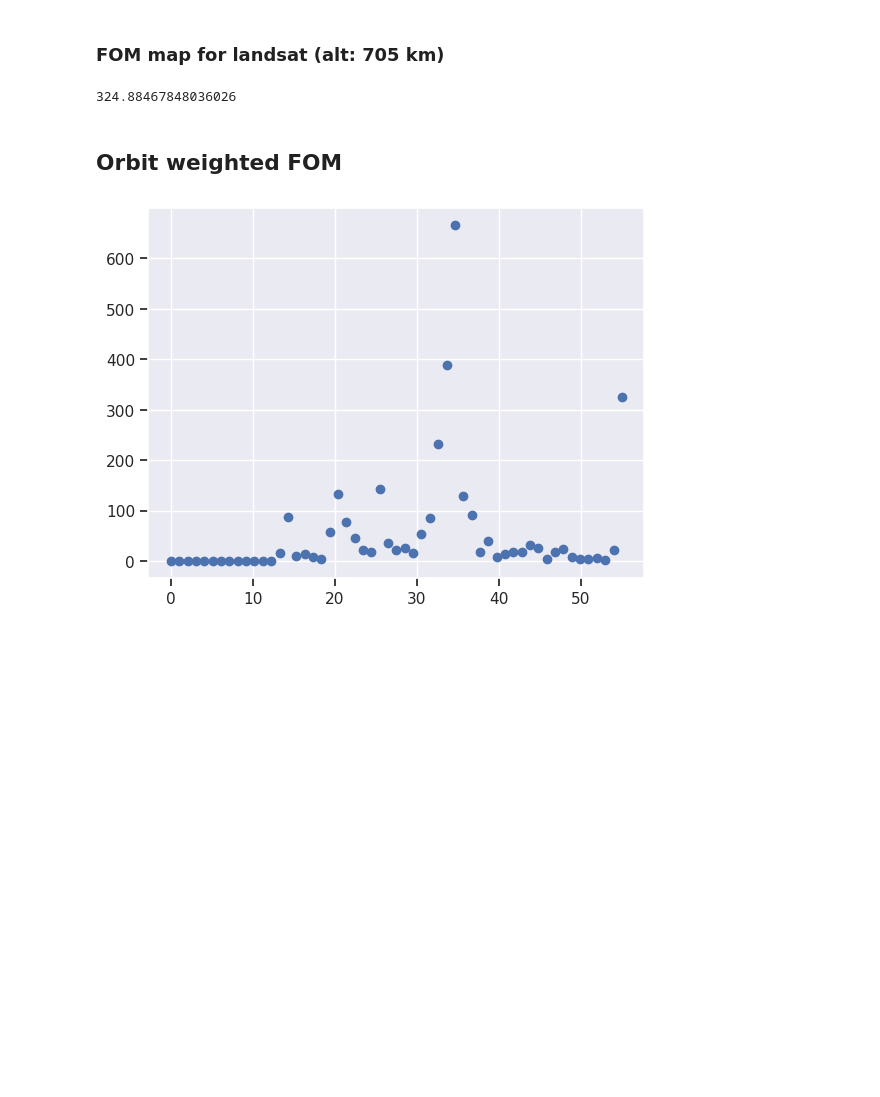
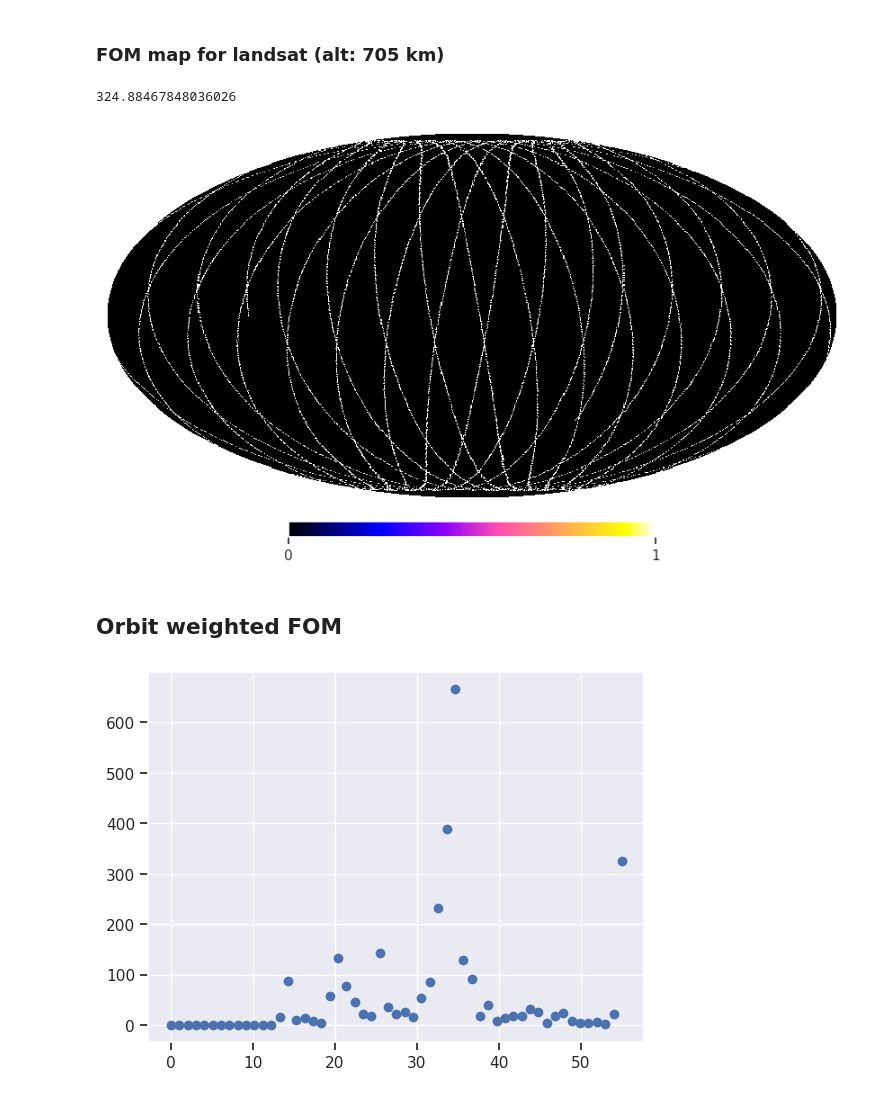
Before and after one commit to Bharatcs/rfi, a Jupyter notebook: Project/STARFIRE_main.ipynb, the cells around one changed output. Cells and saved outputs as stored; diff of their text form; code cells hidden in the pictures; blank space fills up the shorter version.

```diff
--- a/Project/STARFIRE_main.ipynb
+++ b/Project/STARFIRE_main.ipynb
@@ -631,6 +631,12 @@ for i in range(len(year_lat)): # i is a day of OP
 (FOMtime1[-1])/3600
 # %% [output]
 324.88467848036026
+# %%
+from src2.shapecheck import shapecheck
+shapecheck(year_lon[0],year_lat[0],'')
+# plt.savefig('/home/saurabhs/Documents/Yogen_starfire/SF_images/GT.pdf')
+# %% [output]
+[figure, added]
 # %% [markdown]
 ## Orbit weighted FOM
 # %%
```
Also changed, not shown: parts of 16 cells of this notebook.
